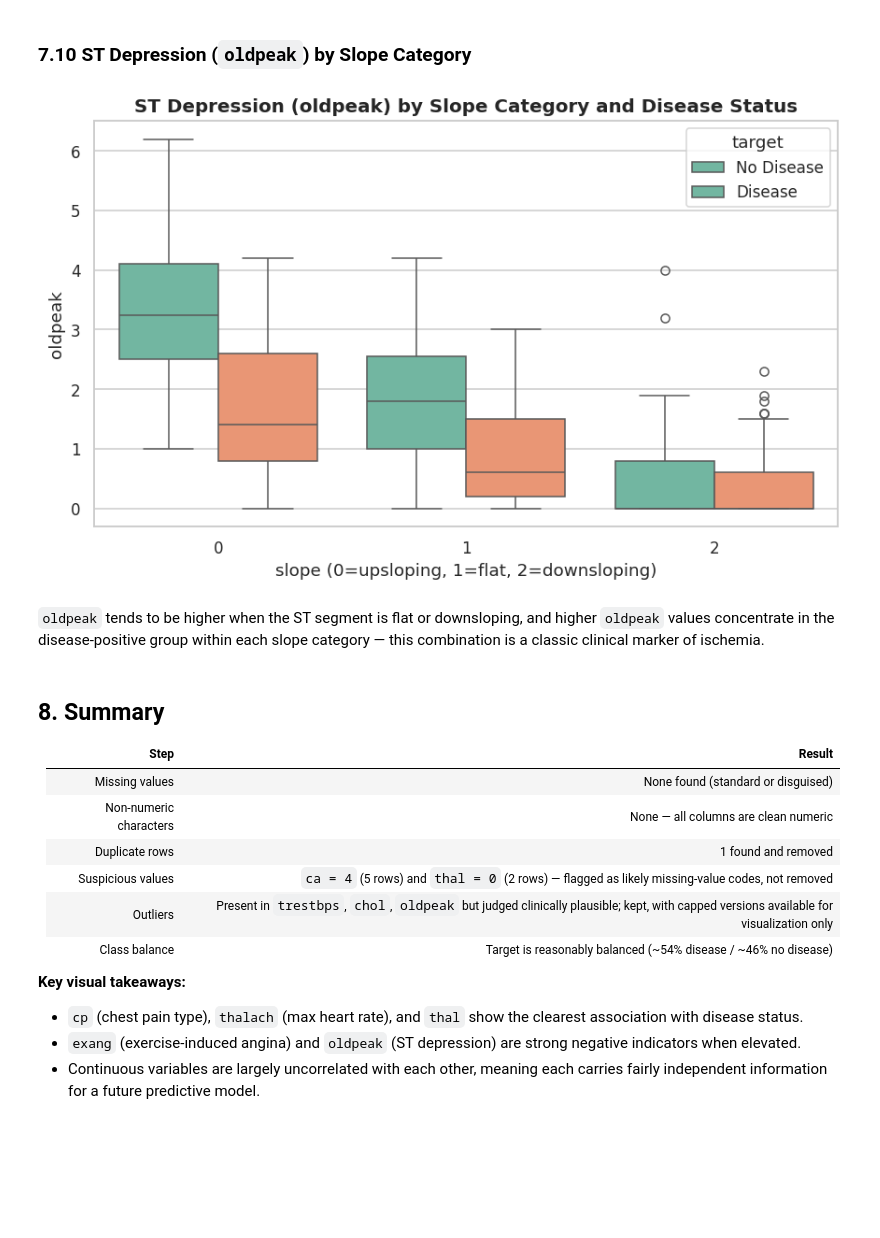
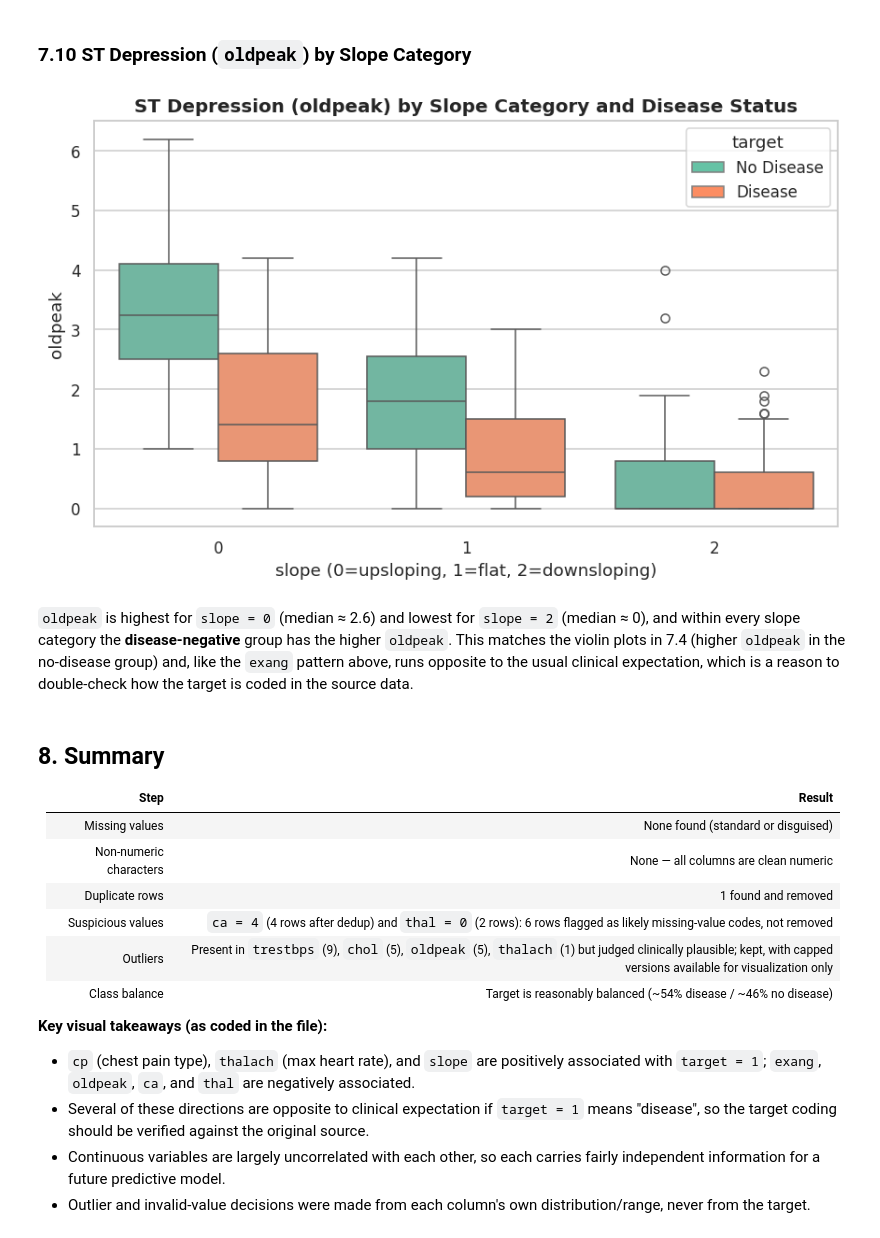
Before and after one commit to SaeedHosseini94/heart-disease-eda, a Jupyter notebook: exploratory-data-analysis-heart-disease-dataset.ipynb, the cells around one changed output. Cells and saved outputs as stored; diff of their text form; code cells hidden in the pictures; blank space fills up the shorter version.

```diff
--- a/exploratory-data-analysis-heart-disease-dataset.ipynb
+++ b/exploratory-data-analysis-heart-disease-dataset.ipynb
@@ -487,16 +491,19 @@ This cross-tabulation shows how disease prevalence shifts across the combination
 # %%
 fig, ax = plt.subplots(figsize=(8, 5))
 sns.boxplot(data=df_clean, x='slope', y='oldpeak', hue='target', palette="Set2", ax=ax)
 ax.set_title('ST Depression (oldpeak) by Slope Category and Disease Status')
 ax.set_xlabel('slope (0=upsloping, 1=flat, 2=downsloping)')
 ax.set_ylabel('oldpeak')
-ax.legend(title='target', labels=['No Disease', 'Disease'])
+from matplotlib.patches import Patch
+pal = sns.color_palette("Set2")[:2]
+ax.legend(handles=[Patch(facecolor=pal[0], edgecolor='gray', label='No Disease'),
+                   Patch(facecolor=pal[1], edgecolor='gray', label='Disease')], title='target')
 plt.tight_layout()
 plt.show()
 # %% [output]
-[figure, old version]
+[figure, new version]
-# %% [markdown]
-`oldpeak` tends to be higher when the ST segment is flat or downsloping, and higher `oldpeak` values concentrate in the disease-positive group within each slope category — this combination is a classic clinical marker of ischemia.
+# %% [markdown]
+`oldpeak` is highest for `slope = 0` (median ≈ 2.6) and lowest for `slope = 2` (median ≈ 0), and within every slope category the **disease-negative** group has the higher `oldpeak`. This matches the violin plots in 7.4 (higher `oldpeak` in the no-disease group) and, like the `exang` pattern above, runs opposite to the usual clinical expectation, which is a reason to double-check how the target is coded in the source data.
 # %% [markdown]
 ## 8. Summary
 
@@ -505,11 +512,12 @@ plt.show()
 | Missing values | None found (standard or disguised) |
 | Non-numeric characters | None — all columns are clean numeric |
 | Duplicate rows | 1 found and removed |
-| Suspicious values | `ca = 4` (5 rows) and `thal = 0` (2 rows) — flagged as likely missing-value codes, not removed |
-| Outliers | Present in `trestbps`, `chol`, `oldpeak` but judged clinically plausible; kept, with capped versions available for visualization only |
+| Suspicious values | `ca = 4` (4 rows after dedup) and `thal = 0` (2 rows): 6 rows flagged as likely missing-value codes, not removed |
+| Outliers | Present in `trestbps` (9), `chol` (5), `oldpeak` (5), `thalach` (1) but judged clinically plausible; kept, with capped versions available for visualization only |
 | Class balance | Target is reasonably balanced (~54% disease / ~46% no disease) |
 
-**Key visual takeaways:**
-- `cp` (chest pain type), `thalach` (max heart rate), and `thal` show the clearest association with disease status.
-- `exang` (exercise-induced angina) and `oldpeak` (ST depression) are strong negative indicators when elevated.
-- Continuous variables are largely uncorrelated with each other, meaning each carries fairly independent information for a future predictive model.
+**Key visual takeaways (as coded in the file):**
+- `cp` (chest pain type), `thalach` (max heart rate), and `slope` are positively associated with `target = 1`; `exang`, `oldpeak`, `ca`, and `thal` are negatively associated.
+- Several of these directions are opposite to clinical expectation if `target = 1` means "disease", so the target coding should be verified against the original source.
+- Continuous variables are largely uncorrelated with each other, so each carries fairly independent information for a future predictive model.
+- Outlier and invalid-value decisions were made from each column's own distribution/range, never from the target.
```
Also changed, not shown: parts of 7 cells of this notebook.
